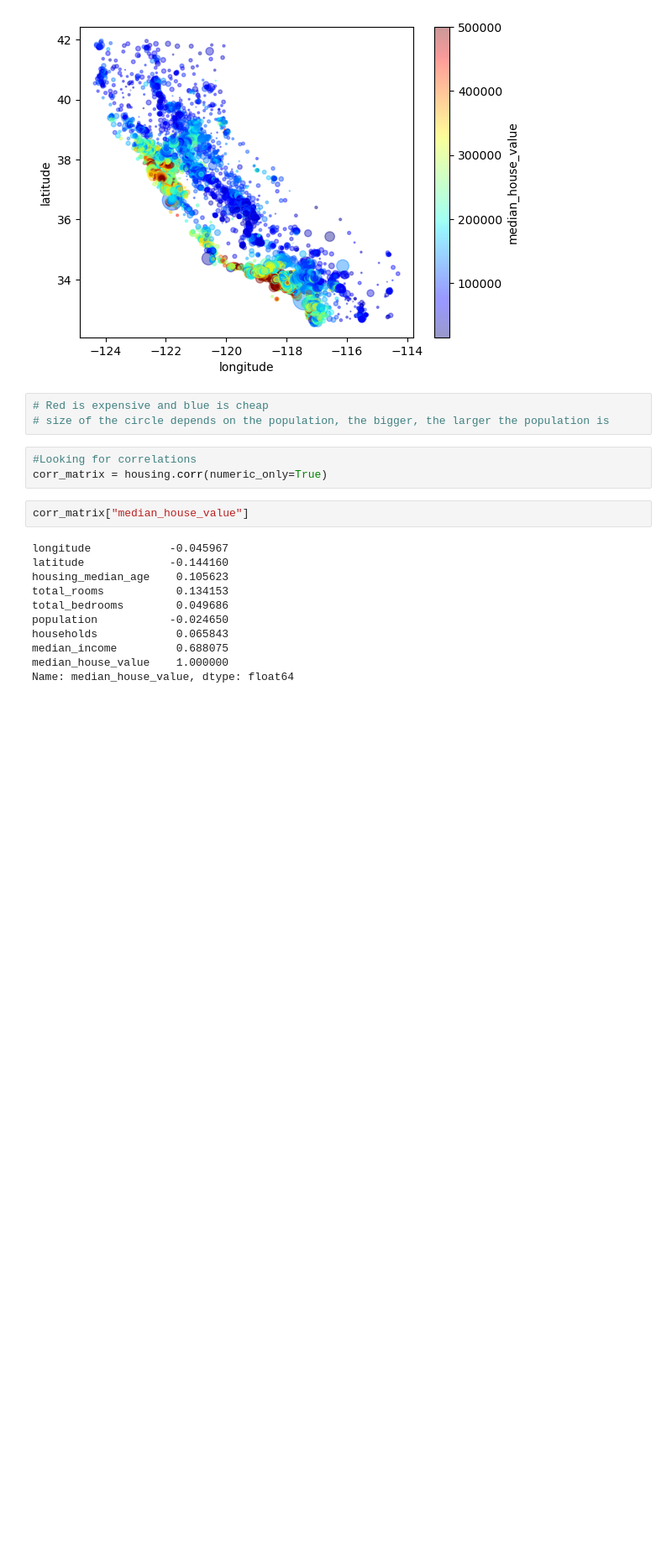
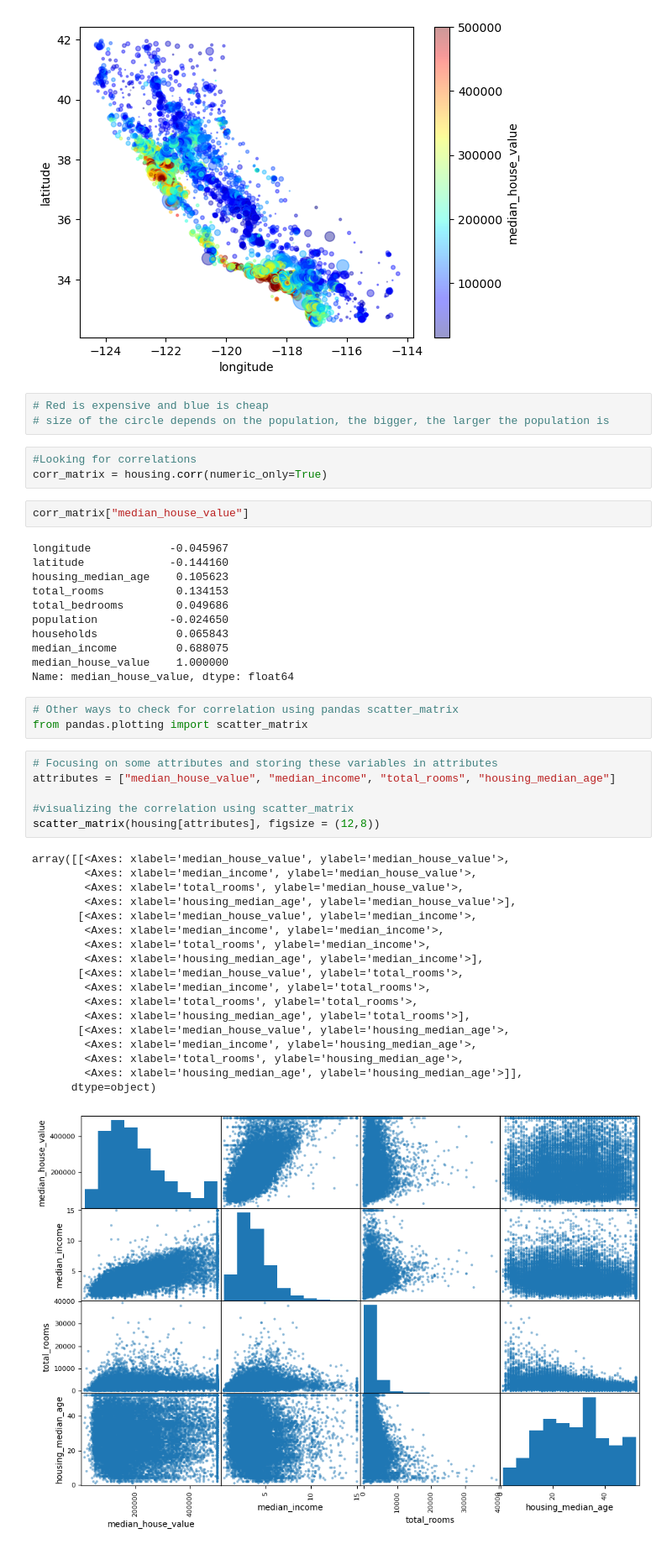
Before and after one commit to paulinedao/handson_ml2, a Jupyter notebook: 02_myproject.ipynb, the cells around one changed output. Shown: that part at 84% size. Cells and saved outputs as stored; diff of their text form; blank space fills up the shorter version.

Commit message:
used scatter_matrix from pandas.plotting to visualize correlations

```diff
--- a/02_myproject.ipynb
+++ b/02_myproject.ipynb
@@ -234,3 +234,31 @@ households            0.065843
 median_income         0.688075
 median_house_value    1.000000
 Name: median_house_value, dtype: float64
+# %%
+# Other ways to check for correlation using pandas scatter_matrix
+from pandas.plotting import scatter_matrix
+# %%
+# Focusing on some attributes and storing these variables in attributes
+attributes = ["median_house_value", "median_income", "total_rooms", "housing_median_age"]
+
+#visualizing the correlation using scatter_matrix
+scatter_matrix(housing[attributes], figsize = (12,8))
+# %% [output]
+array([[<Axes: xlabel='median_house_value', ylabel='median_house_value'>,
+        <Axes: xlabel='median_income', ylabel='median_house_value'>,
+        <Axes: xlabel='total_rooms', ylabel='median_house_value'>,
+        <Axes: xlabel='housing_median_age', ylabel='median_house_value'>],
+       [<Axes: xlabel='median_house_value', ylabel='median_income'>,
+        <Axes: xlabel='median_income', ylabel='median_income'>,
+        <Axes: xlabel='total_rooms', ylabel='median_income'>,
+        <Axes: xlabel='housing_median_age', ylabel='median_income'>],
+       [<Axes: xlabel='median_house_value', ylabel='total_rooms'>,
+        <Axes: xlabel='median_income', ylabel='total_rooms'>,
+        <Axes: xlabel='total_rooms', ylabel='total_rooms'>,
+        <Axes: xlabel='housing_median_age', ylabel='total_rooms'>],
+       [<Axes: xlabel='median_house_value', ylabel='housing_median_age'>,
+        <Axes: xlabel='median_income', ylabel='housing_median_age'>,
+        <Axes: xlabel='total_rooms', ylabel='housing_median_age'>,
+        <Axes: xlabel='housing_median_age', ylabel='housing_median_age'>]],
+      dtype=object)
+[figure, added]
```
